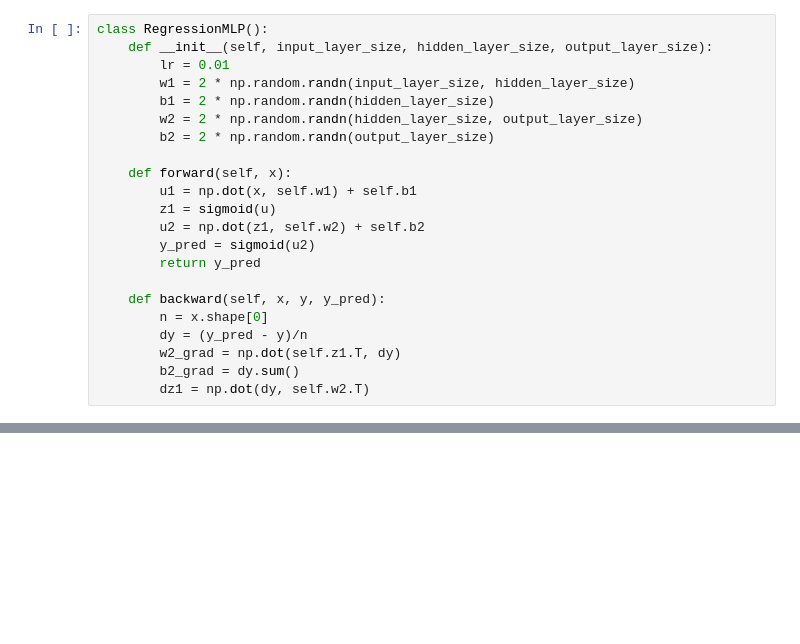
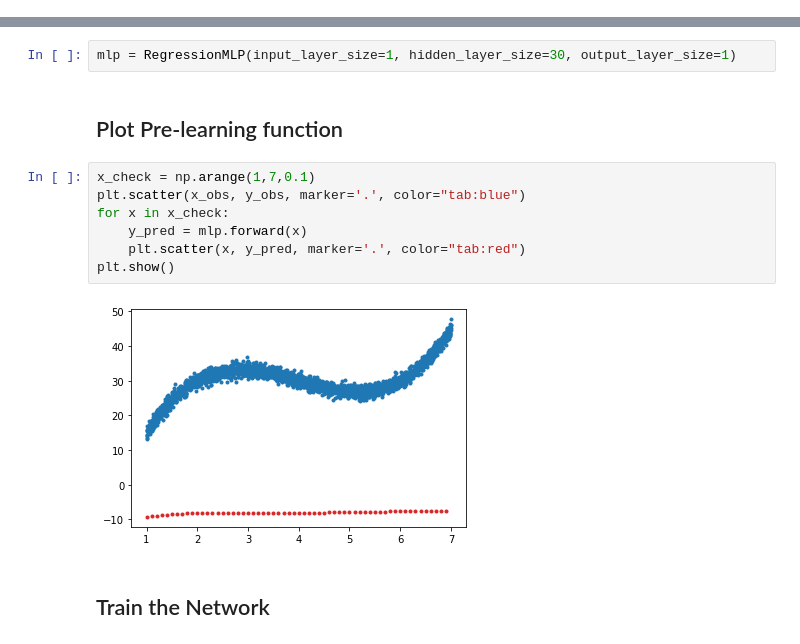
Before and after one commit to Menrui/MLP_practice, a Jupyter notebook: MLP.ipynb, the cells around one changed output, grey strips where cells are left out. Drawn from its saved outputs; the diff is of its cells as text; blank space fills up the shorter version.

```diff
--- a/MLP.ipynb
+++ b/MLP.ipynb
@@ -37,22 +104,0 @@ plt.scatter(x, y, marker='.')
-# %%
-class RegressionMLP():
-    def __init__(self, input_layer_size, hidden_layer_size, output_layer_size):
-        lr = 0.01
-        w1 = 2 * np.random.randn(input_layer_size, hidden_layer_size)
-        b1 = 2 * np.random.randn(hidden_layer_size)
-        w2 = 2 * np.random.randn(hidden_layer_size, output_layer_size)
-        b2 = 2 * np.random.randn(output_layer_size)
-
-    def forward(self, x):
-        u1 = np.dot(x, self.w1) + self.b1
-        z1 = sigmoid(u)
-        u2 = np.dot(z1, self.w2) + self.b2
-        y_pred = sigmoid(u2)
-        return y_pred
-
-    def backward(self, x, y, y_pred):
-        n = x.shape[0]
-        dy = (y_pred - y)/n
-        w2_grad = np.dot(self.z1.T, dy)
-        b2_grad = dy.sum()
-        dz1 = np.dot(dy, self.w2.T)
@@ -58,0 +107,15 @@ class RegressionMLP():
+# %%
+mlp = RegressionMLP(input_layer_size=1, hidden_layer_size=30, output_layer_size=1)
+# %% [markdown]
+## Plot Pre-learning function
+# %%
+x_check = np.arange(1,7,0.1)
+plt.scatter(x_obs, y_obs, marker='.', color="tab:blue")
+for x in x_check:
+    y_pred = mlp.forward(x)
+    plt.scatter(x, y_pred, marker='.', color="tab:red")
+plt.show()
+# %% [output]
+[figure, added]
+# %% [markdown]
+## Train the Network
```
Also changed, not shown: parts of 21 cells of this notebook, 1 other file.
